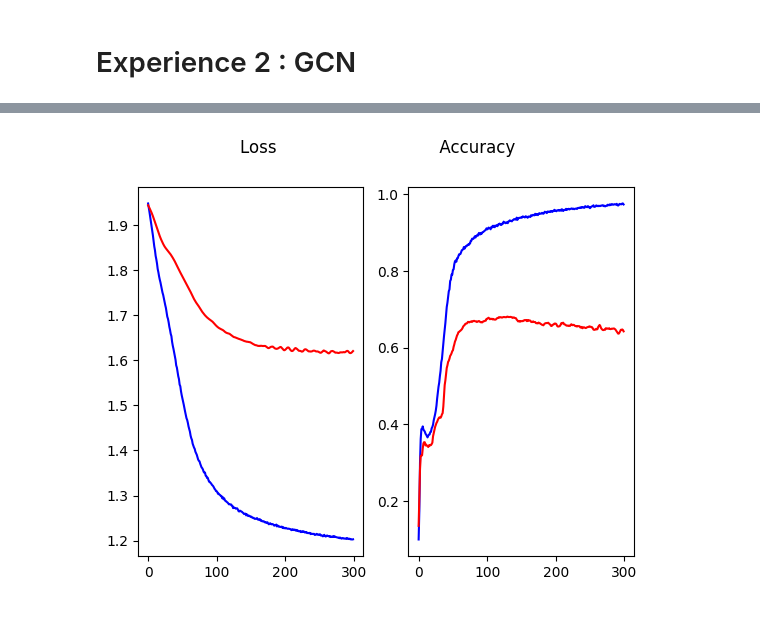
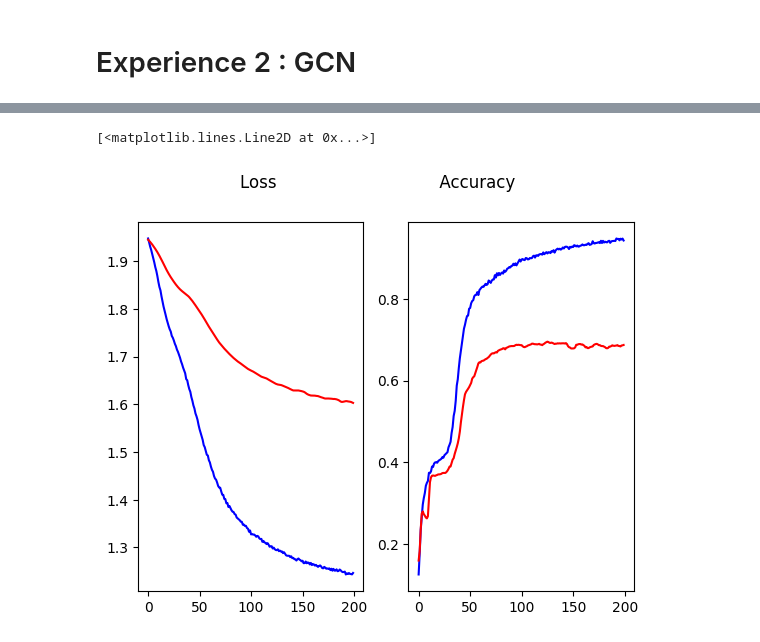
Before and after one commit to Yufu0/classification_graphs, a Jupyter notebook: train.ipynb, the cells around one changed output, grey strips where cells are left out. Drawn from its saved outputs; the diff is of its cells as text; code cells hidden in the pictures.

```diff
--- a/train.ipynb
+++ b/train.ipynb
@@ -54,8 +56,8 @@ class FCNN(torch.nn.Module):
     def __init__(self, num_features, hidden_channels, num_classes):
         super(FCNN, self).__init__()
         self.linear1 = nn.Linear(num_features, hidden_channels)
-        self.linear2 = nn.Linear(hidden_channels, hidden_channels)
-        self.linear3 = nn.Linear(hidden_channels, hidden_channels)
+        # self.linear2 = nn.Linear(hidden_channels, hidden_channels)
+        # self.linear3 = nn.Linear(hidden_channels, hidden_channels)
         self.out = nn.Linear(hidden_channels, num_classes)
 
     def forward(self, x):
@@ -63,13 +65,13 @@ class FCNN(torch.nn.Module):
         x = x.relu()
         x = F.dropout(x, p=0.3, training=self.training)
 
-        x = self.linear2(x)
-        x = x.relu()
-        x = F.dropout(x, p=0.3, training=self.training)
-
-        x = self.linear3(x)
-        x = x.relu()
-        x = F.dropout(x, p=0.3, training=self.training)
+        # x = self.linear2(x)
+        # x = x.relu()
+        # x = F.dropout(x, p=0.3, training=self.training)
+        #
+        # x = self.linear3(x)
+        # x = x.relu()
+        # x = F.dropout(x, p=0.3, training=self.training)
 
         x = self.out(x)
         x = F.softmax(x, dim=1)
@@ -206,8 +240,7 @@ class GCN_1(torch.nn.Module):
         # Message Passing Layer
         x = self.conv1(x, edge_index)
         x = x.relu()
-        x = F.dropout(x, p=0.3, training=self.training)
-
+        x = F.dropout(x, p=0.5, training=self.training)
 
         # Output layer + softmax
         x = self.out(x)
@@ -223,7 +256,7 @@ list_loss_train, list_loss_test, list_train_acc, list_test_acc = train(
     model_gcn1,
     graph_train_torch,
     graph_test_torch,
-    300
+    200
 )
 
 fig, (ax1, ax2) = plt.subplots(1, 2)
@@ -254,4 +317,5 @@ Epoch 299 | Loss Train : 1.2029 | Train Accuracy : 0.9731 | Loss Test: 1.6206 |
+[<matplotlib.lines.Line2D at 0x...>]
-[figure, old version]
+[figure, new version]
 # %%
 class GCN_2(torch.nn.Module):
     def __init__(self, hidden_channels):
```
Also changed, not shown: parts of 15 cells of this notebook, 1 other file.
